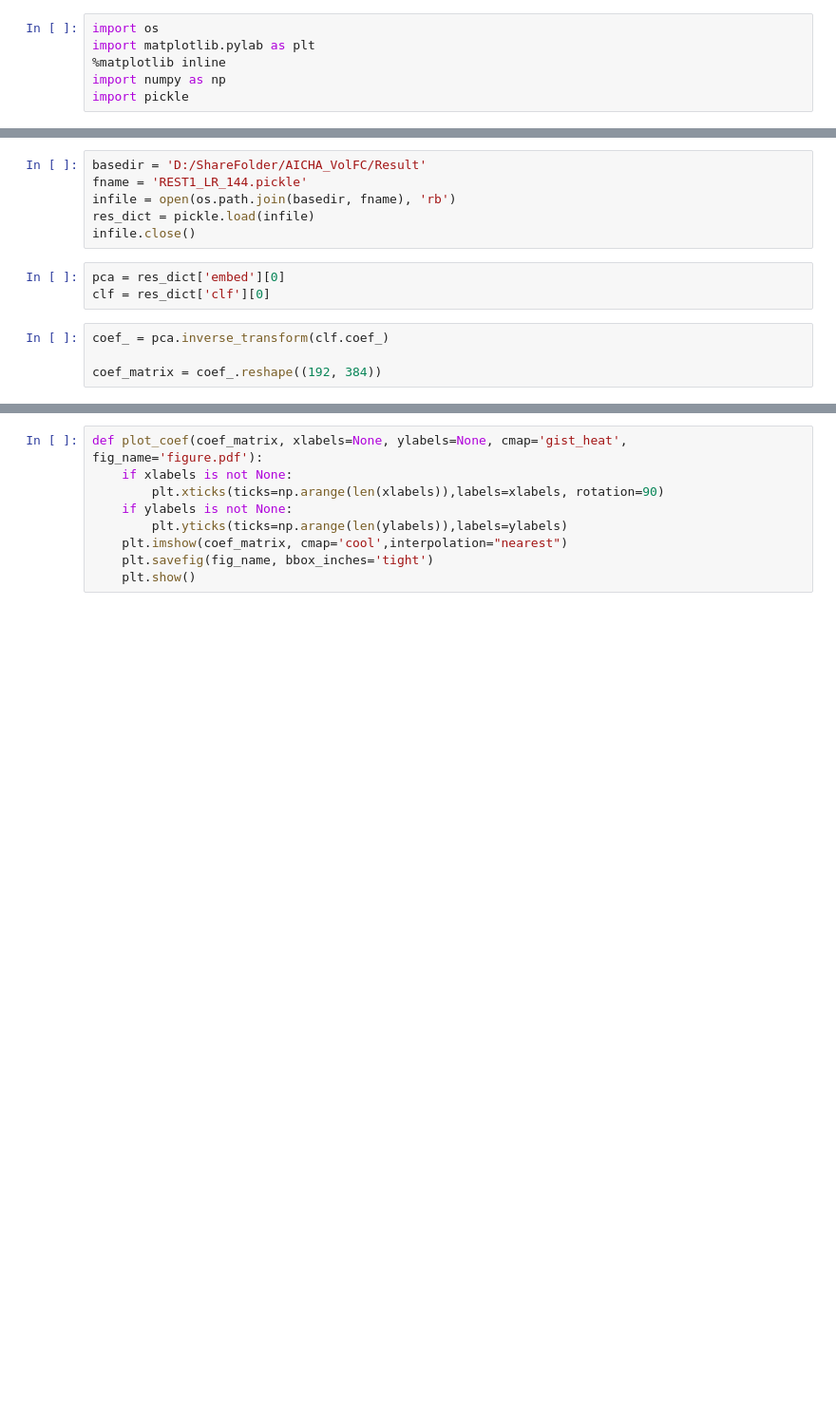
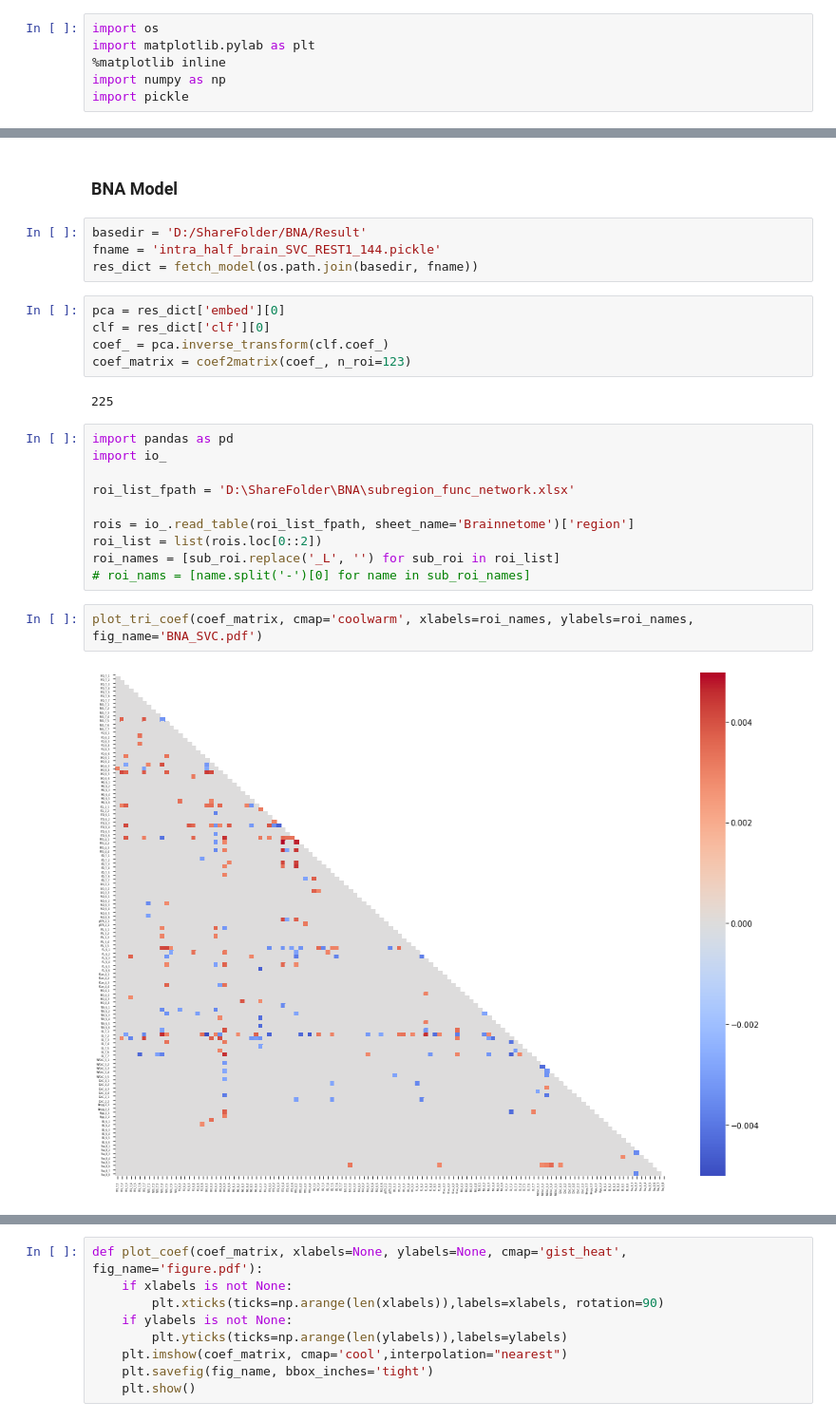
Before and after one commit to shuo-zhou/GSDA-Lateralization, a Jupyter notebook: Model Analysis.ipynb, the cells around one changed output, grey strips where cells are left out. Shown: that part at 95% size. Saved outputs shown, nothing was run; the diff lists cells and outputs as text; blank space fills up the shorter version.

```diff
--- a/Model Analysis.ipynb
+++ b/Model Analysis.ipynb
@@ -7,13 +129,27 @@ import pickle
+# %% [markdown]
+### BNA Model
 # %%
-basedir = 'D:/ShareFolder/AICHA_VolFC/Result'
-fname = 'REST1_LR_144.pickle'
-infile = open(os.path.join(basedir, fname), 'rb')
-res_dict = pickle.load(infile)
-infile.close()
+basedir = 'D:/ShareFolder/BNA/Result'
+fname = 'intra_half_brain_SVC_REST1_144.pickle'
+res_dict = fetch_model(os.path.join(basedir, fname))
 # %%
 pca = res_dict['embed'][0]
 clf = res_dict['clf'][0]
+coef_ = pca.inverse_transform(clf.coef_)
+coef_matrix = coef2matrix(coef_, n_roi=123)
+# %% [output]
+225
-# %%
-coef_ = pca.inverse_transform(clf.coef_)
-
-coef_matrix = coef_.reshape((192, 384))
+# %%
+import pandas as pd
+import io_
+
+roi_list_fpath = 'D:\ShareFolder\BNA\subregion_func_network.xlsx'
+
+rois = io_.read_table(roi_list_fpath, sheet_name='Brainnetome')['region']
+roi_list = list(rois.loc[0::2])
+roi_names = [sub_roi.replace('_L', '') for sub_roi in roi_list]
+# roi_nams = [name.split('-')[0] for name in sub_roi_names]
+# %%
+plot_tri_coef(coef_matrix, cmap='coolwarm', xlabels=roi_names, ylabels=roi_names, fig_name='BNA_SVC.pdf')
+# %% [output]
+[figure, added]
```
Also changed, not shown: parts of 29 cells of this notebook, 3 other files.
